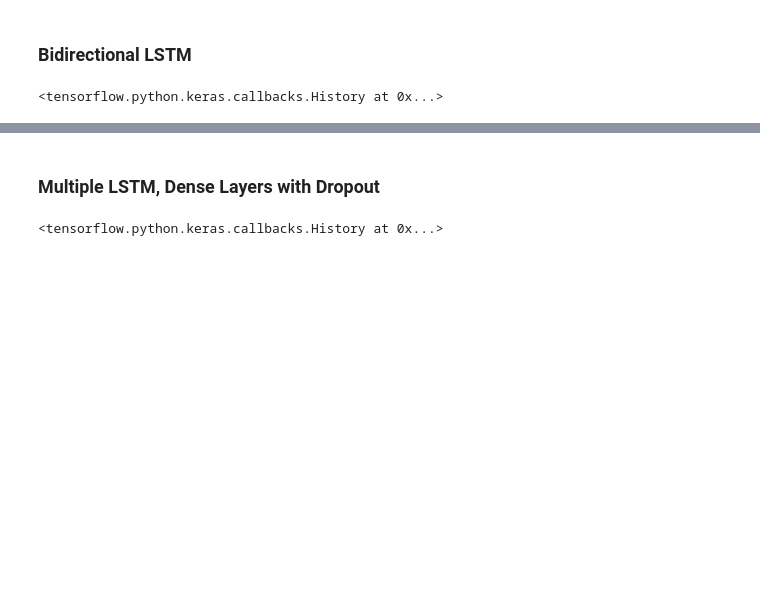
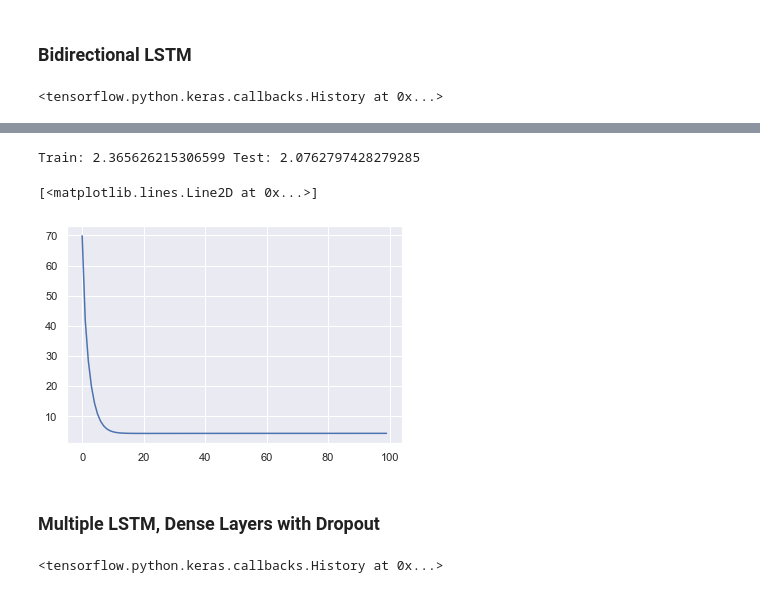
Before and after one commit to jakeoddi/Stock-Price-Forecasting, a Jupyter notebook: master_notebook.ipynb, the cells around one changed output, grey strips where cells are left out. Drawn from its saved outputs; the diff is of its cells as text; code cells hidden in the pictures; blank space fills up the shorter version.

```diff
--- a/master_notebook.ipynb
+++ b/master_notebook.ipynb
@@ -1432,0 +1424,10 @@ plt.plot(loss)
+# %%
+# Define model architecture
+model = Sequential()
+model.add(LSTM(100, return_sequences = True, input_shape = (n_steps_in, n_features)))
+model.add(LSTM(50))
+model.add(Dense(n_steps_out))
+model.compile(optimizer = 'adam', loss = 'mse')
+
+# Instantiate History object to plot loss
+history = History()
@@ -1433,3 +1476,16 @@ plt.plot(loss)
+# %%
+print('Train:', train_rmse, 'Test:', test_rmse)
+# %% [output]
+Train: 2.365626215306599 Test: 2.0762797428279285
+# %%
+# Define loss variable for plotting
+loss = history.history['loss']
+
+# Plot loss
+plt.plot(loss)
+# %% [output]
+[<matplotlib.lines.Line2D at 0x...>]
+[figure, added]
 # %% [markdown]
 ### Multiple LSTM, Dense Layers with Dropout
 # %%
```
Also changed, not shown: parts of 65 cells of this notebook.
